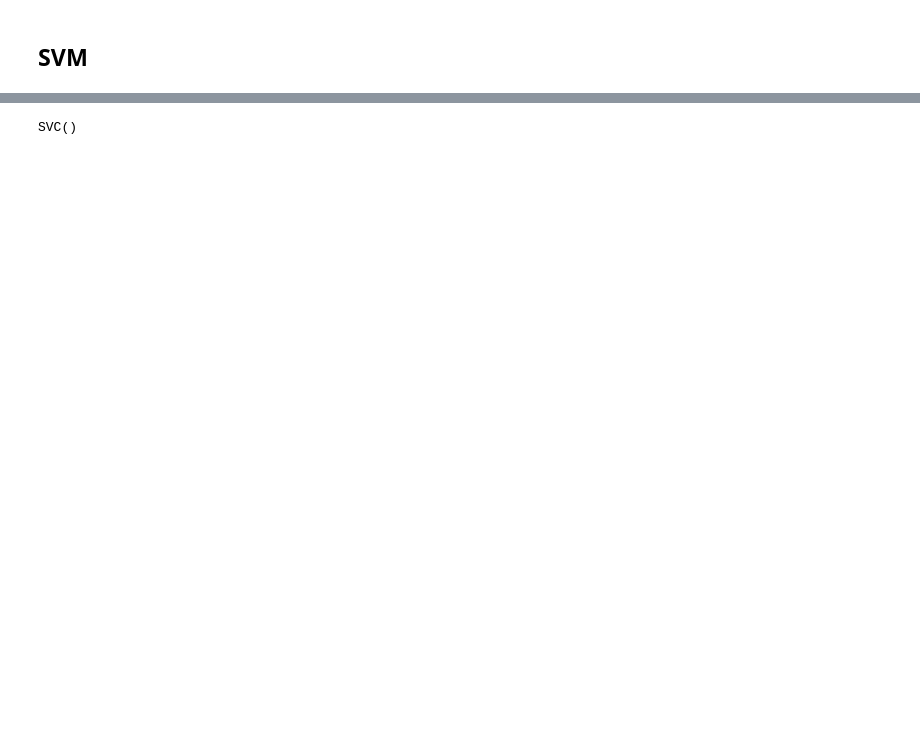
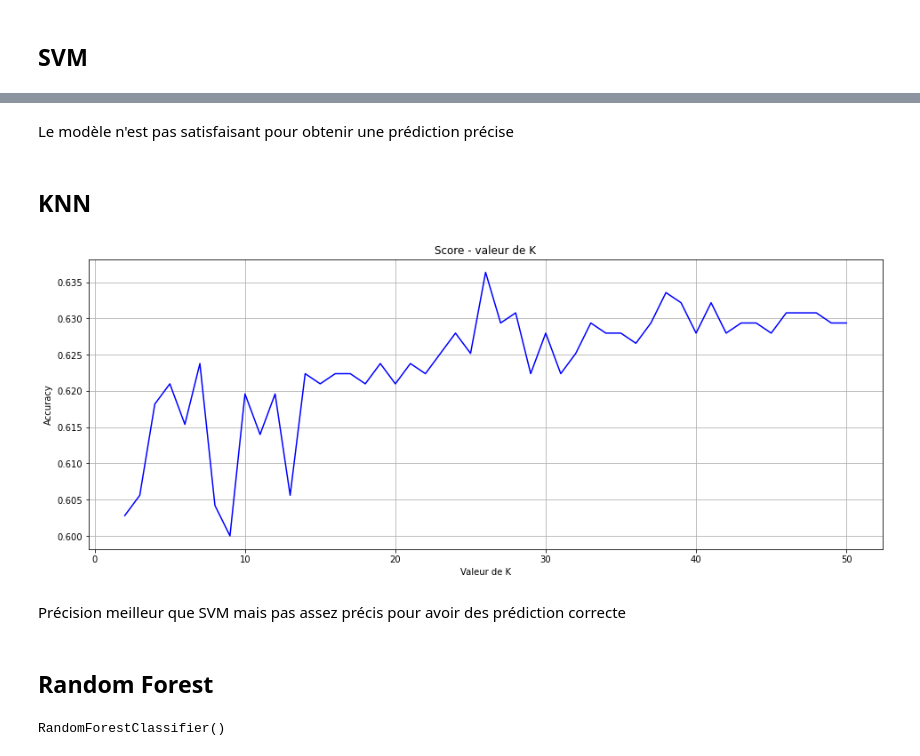
Before and after one commit to tanouar/ParisPyVelib, a Jupyter notebook: Notebook4_Modélisation.ipynb, the cells around one changed output, grey strips where cells are left out. Drawn from its saved outputs; the diff is of its cells as text; code cells hidden in the pictures; blank space fills up the shorter version.

```diff
--- a/Notebook4_Modélisation.ipynb
+++ b/Notebook4_Modélisation.ipynb
@@ -97,0 +147,18 @@ X_test_scaled = scaler.transform(X_test)
+# %%
+from sklearn import svm
+
+# Création d'un classifieur clf sans paramètres
+clf = svm.SVC()
+# Entrainement de l'algorithme sur l'ensemble d'entrainement
+clf.fit(X_train_scaled, y_train)
+
+from sklearn import model_selection
+
+# Recherche des meilleurs hyperparamètres
+
+parametres = {'C':[0.1,1,10,50], 'kernel':['rbf','linear']}
+grid_clf = model_selection.GridSearchCV(estimator=clf, param_grid=parametres)
+grille = grid_clf.fit(X_train_scaled,y_train)
+
+print(pd.DataFrame.from_dict(grille.cv_results_).loc[:,['params', 'mean_test_score']])
+print('Le modèle qui fournit la meilleur prédiction à pour paramètres :',grid_clf.best_params_)
@@ -98,10 +191,37 @@ X_test_scaled = scaler.transform(X_test)
+# %% [markdown]
+Le modèle n'est pas satisfaisant pour obtenir une prédiction précise
+# %% [markdown]
+## KNN
+# %%
+from sklearn import neighbors
+
+score=[]
+
+for k in range(2, 51):
+    knn = neighbors.KNeighborsClassifier(n_neighbors=k)
+    knn.fit(X_train_scaled, y_train)
+    score.append(knn.score(X_test_scaled, y_test))
+
+
+plt.figure(figsize=(16,6))
+plt.plot(range(2, 51), score, color='blue')
+plt.title('Score - valeur de K')
+plt.xlabel('Valeur de K')
+plt.ylabel('Accuracy')
+plt.grid();
+# %% [output]
+[figure, added]
+# %% [markdown]
+Précision meilleur que SVM mais pas assez précis pour avoir des prédiction correcte
+# %% [markdown]
+## Random Forest
 # %%
-from sklearn import svm
+from sklearn import ensemble
+from sklearn import model_selection
 
-# Création d'un classifieur clf sans paramètres
-clf = svm.SVC()
-# Entrainement de l'algorithme sur l'ensemble d'entrainement
+# Création d'un classifieur
+clf = ensemble.RandomForestClassifier()
 clf.fit(X_train_scaled, y_train)
 # %% [output]
-SVC()
+RandomForestClassifier()
 # %%
```
Also changed, not shown: parts of 23 cells of this notebook.
